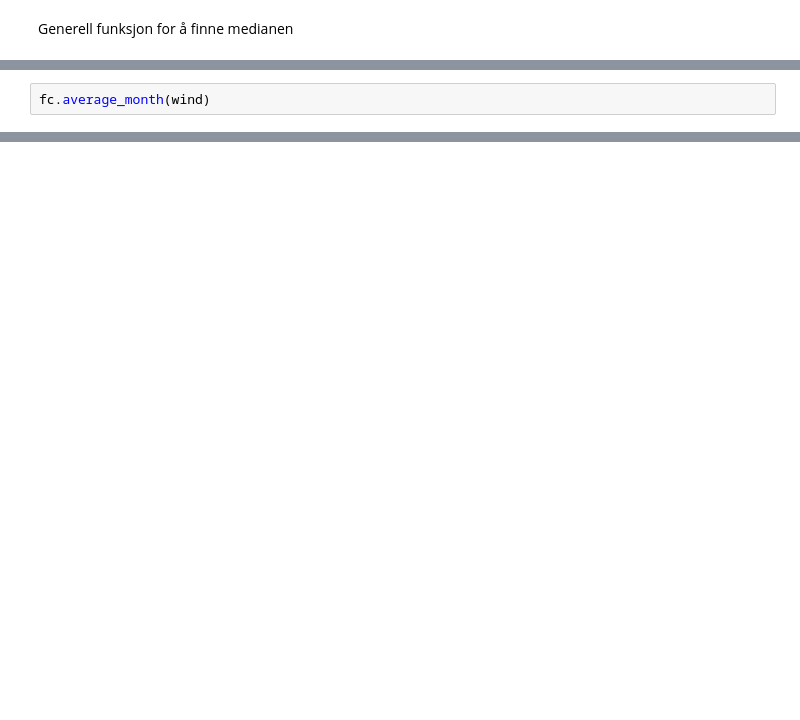
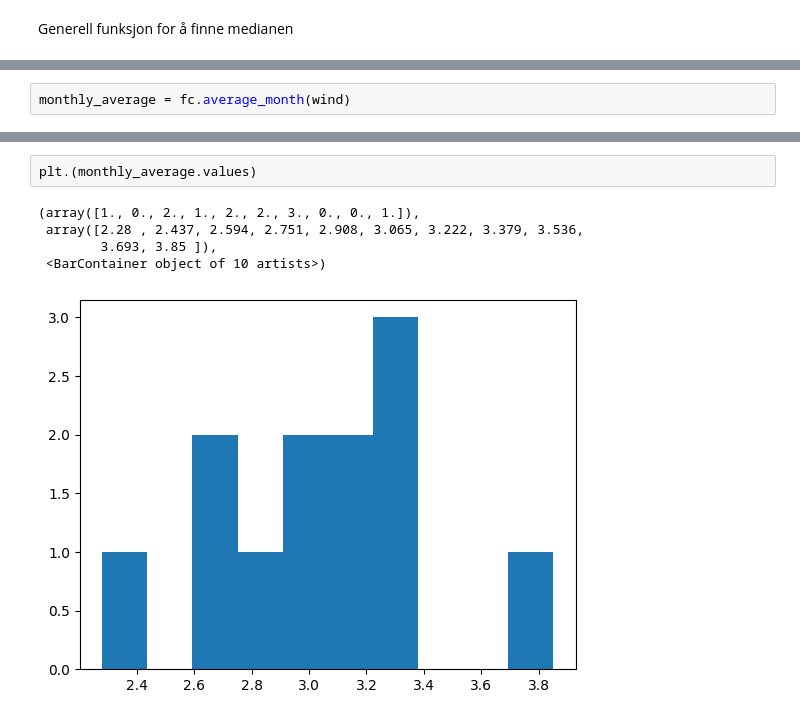
Before and after one commit to Sofihage/Milj-dataanalyse, a Jupyter notebook: notebooks/wind.ipynb, the cells around one changed output, grey strips where cells are left out. Drawn from its saved outputs; the diff is of its cells as text; blank space fills up the shorter version.

```diff
--- a/notebooks/wind.ipynb
+++ b/notebooks/wind.ipynb
@@ -39,3 +60,3 @@ KeyError: 'verdi'
 # %%
-fc.average_month(wind)
+monthly_average = fc.average_month(wind)
 # %% [output]
@@ -42,0 +78,8 @@ NameError: name 'fc' is not defined
+# %%
+plt.(monthly_average.values)
+# %% [output]
+(array([1., 0., 2., 1., 2., 2., 3., 0., 0., 1.]),
+ array([2.28 , 2.437, 2.594, 2.751, 2.908, 3.065, 3.222, 3.379, 3.536,
+        3.693, 3.85 ]),
+ <BarContainer object of 10 artists>)
+[figure, added]
```
Also changed, not shown: parts of 6 cells of this notebook, 1 other file.
